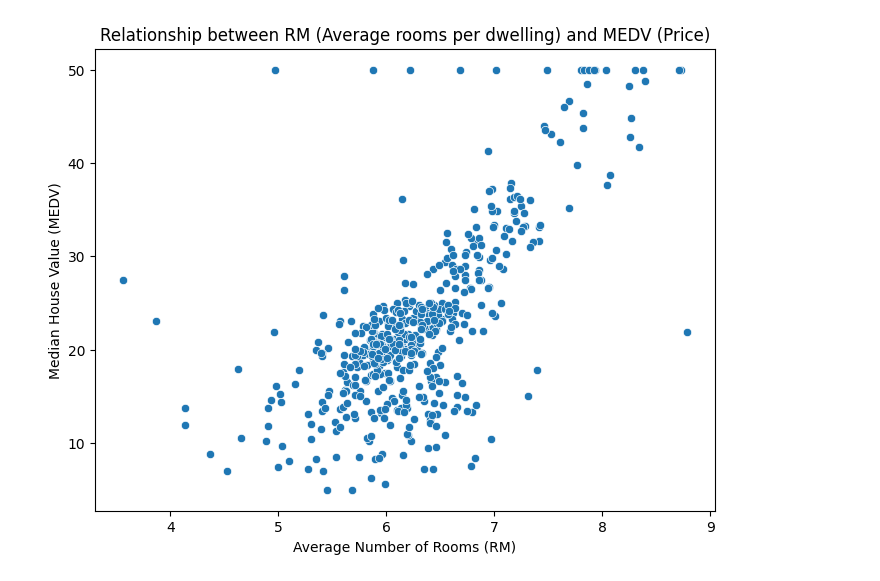
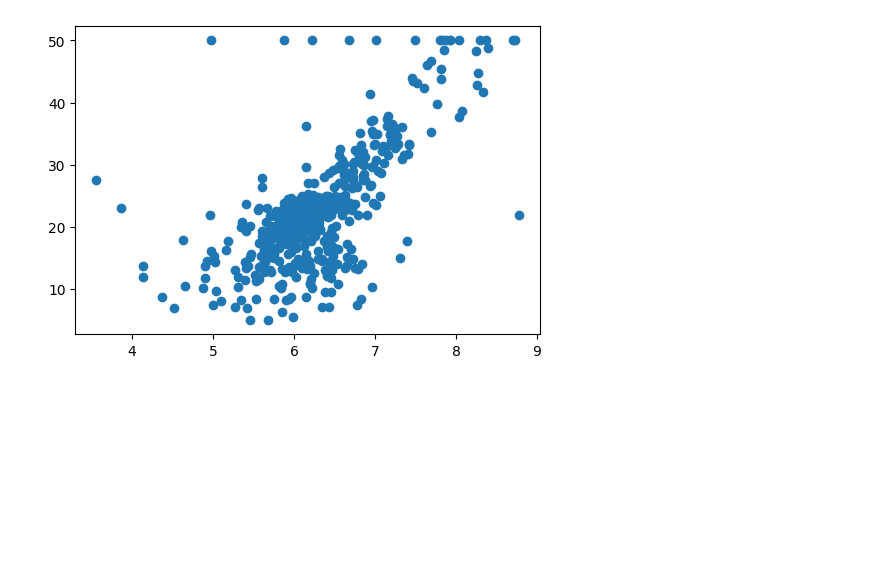
Before and after one commit to shreyapmahajan20/d, a Jupyter notebook: chit4datanalytics1/datanalytics1.ipynb, the cells around one changed output. Saved outputs shown, nothing was run; the diff lists cells and outputs as text; code cells hidden in the pictures; blank space fills up the shorter version.

Commit message:
first commit1-10

```diff
--- a/chit4datanalytics1/datanalytics1.ipynb
+++ b/chit4datanalytics1/datanalytics1.ipynb
@@ -1,64 +1,48 @@
 # %%
-# Step 1: Import libraries
+# practical 4
+
 import pandas as pd
 import numpy as np
 import matplotlib.pyplot as plt
-import seaborn as sns
+
+df = pd.read_csv('C:/Users/Paras/OneDrive/Desktop/dsbda/chit4datanalytics1/BostonHousing.csv')
+print(df)
+print(' ')
+
+print('Missing Values:\n',df.isnull().sum())
+print('')
+
+df = df.dropna()
+
+print('Missing Values:\n',df.isnull().sum())
+print('')
+
+plt.figure(figsize=(6,4))
+plt.scatter(x=df['rm'],y=df['medv'])
+plt.show()
+print('')
 
 from sklearn.model_selection import train_test_split
 from sklearn.linear_model import LinearRegression
-from sklearn.metrics import mean_squared_error, r2_score
+from sklearn.metrics import mean_squared_error , r2_score
 
-# Step 2: Load Boston Housing Dataset from CSV
-df = pd.read_csv('BostonHousing.csv')
+X = df.drop('medv',axis=1)
+Y = df['medv']
 
-print("First 5 rows of the dataset:")
-print(df.head())
-print("\n")
+X_train,X_test,Y_train,Y_test = train_test_split(X,Y,test_size=0.2,random_state=42)
+model = LinearRegression()
+model.fit(X_train,Y_train)
 
-# Step 3: Check for missing values
-print("Checking for missing values:")
-print(df.isnull().sum())
-print("\n")
-
-# Step 3.1: Handle missing values
-# OPTION 1: Drop rows with NaN
-df = df.dropna()
-
-# (Alternatively you could use df = df.fillna(df.mean()) to fill missing values)
-
-# Step 4: Exploratory Data Analysis (EDA)
-plt.figure(figsize=(8,6))
-sns.scatterplot(x=df['rm'], y=df['medv'])
-plt.title('Relationship between RM (Average rooms per dwelling) and MEDV (Price)')
-plt.xlabel('Average Number of Rooms (RM)')
-plt.ylabel('Median House Value (MEDV)')
-plt.show()
-
-# Step 5: Define features and target
-X = df.drop('medv', axis=1)  # Features
-y = df['medv']               # Target (house prices)
-
-# Step 6: Split into training and testing sets
-X_train, X_test, y_train, y_test = train_test_split(X, y, test_size=0.2, random_state=42)
-
-# Step 7: Create and Train the Linear Regression Model
-model = LinearRegression()
-model.fit(X_train, y_train)
-
-# Step 8: Predict on Test Data
 y_pred = model.predict(X_test)
 
-# Step 9: Evaluate the Model
-mse = mean_squared_error(y_test, y_pred)
-r2 = r2_score(y_test, y_pred)
+mse = mean_squared_error(Y_test,y_pred)
+r2 = r2_score(Y_test,y_pred)
 
-print(f"Mean Squared Error (MSE): {mse}")
-print(f"R-squared Score (R2): {r2}")
-print("\n")
+print('Mean Square:\n',mse)
+print("r2:\n",r2)
+print("")
 
-# Step 10: Display Coefficients
-coef_df = pd.DataFrame({'Feature': X.columns, 'Coefficient': model.coef_})
-print("Coefficients for each feature:")
-print(coef_df)
+plt.figure(figsize=(6,4))
+plt.scatter(Y_test,y_pred)
+plt.show()
 # %% [output]
@@ -78,5 +62,5 @@ First 5 rows of the dataset:
 b          0
 lstat      0
 medv       0
 dtype: int64
-[figure, old version]
+[figure, new version]
```
Also changed, not shown: parts of 1 cell of this notebook, 1 other file.
